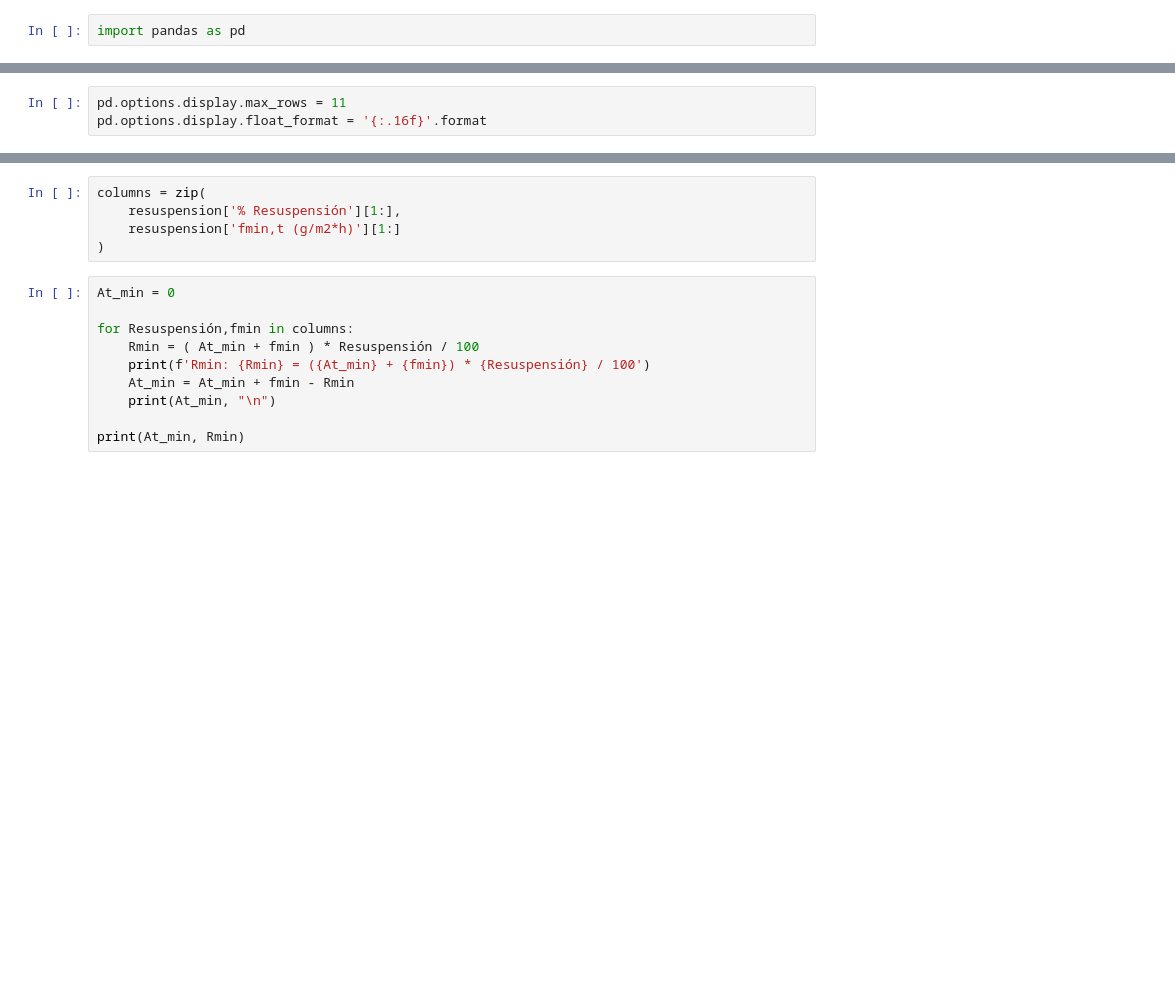
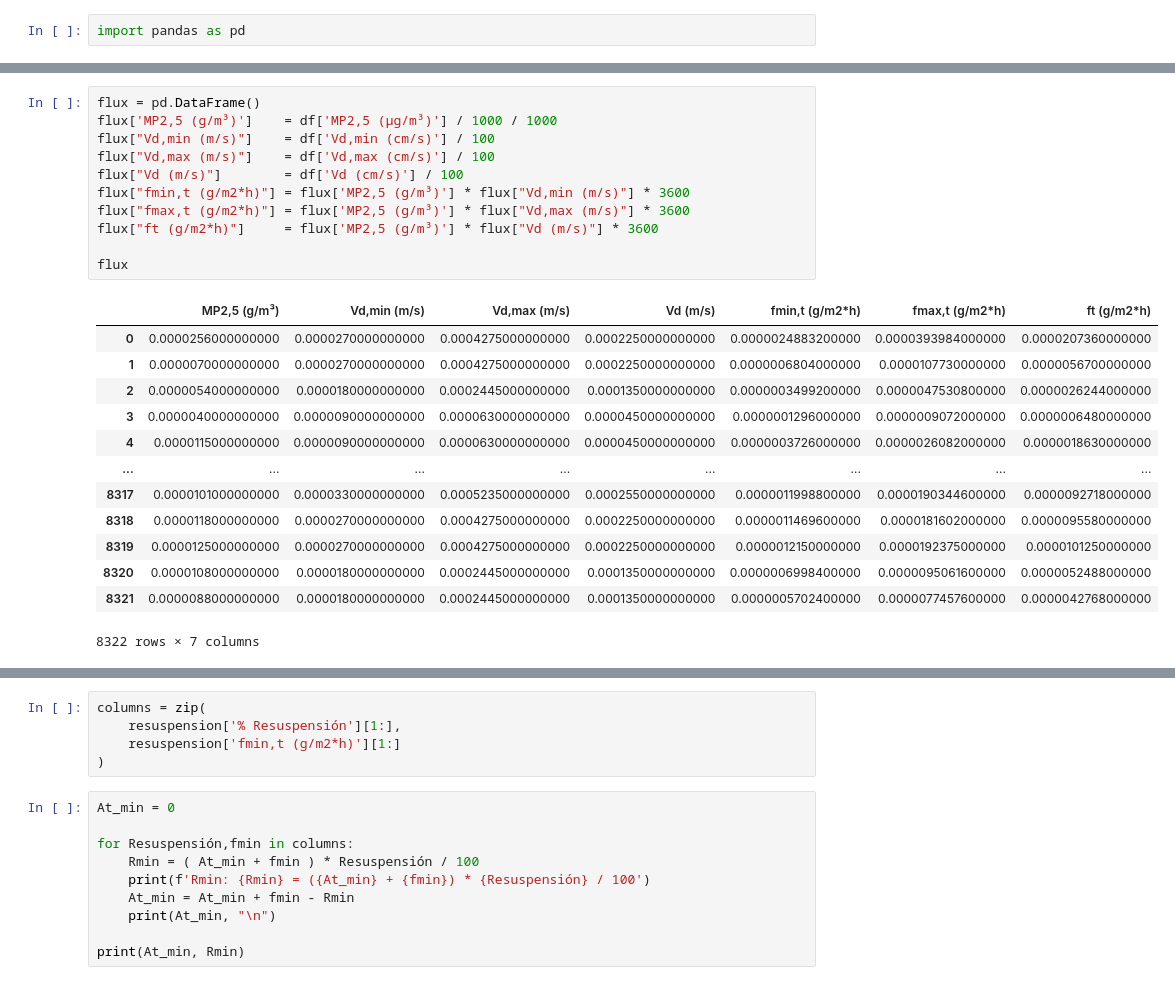
Before and after one commit to pedrosanhueza/arboles, a Jupyter notebook: arbol.ipynb, the cells around one changed output, grey strips where cells are left out. Cells and saved outputs as stored; diff of their text form; blank space fills up the shorter version.

```diff
--- a/arbol.ipynb
+++ b/arbol.ipynb
@@ -65,4 +72,26 @@ flux["ft (g/m2*h)"]     = flux['MP2,5 (g/m³)'] * flux["Vd (m/s)"] * 3600
-# %%
-pd.options.display.max_rows = 11
-pd.options.display.float_format = '{:.16f}'.format
+# %%
+flux = pd.DataFrame()
+flux['MP2,5 (g/m³)']    = df['MP2,5 (µg/m³)'] / 1000 / 1000
+flux["Vd,min (m/s)"]    = df['Vd,min (cm/s)'] / 100
+flux["Vd,max (m/s)"]    = df['Vd,max (cm/s)'] / 100
+flux["Vd (m/s)"]        = df['Vd (cm/s)'] / 100
+flux["fmin,t (g/m2*h)"] = flux['MP2,5 (g/m³)'] * flux["Vd,min (m/s)"] * 3600
+flux["fmax,t (g/m2*h)"] = flux['MP2,5 (g/m³)'] * flux["Vd,max (m/s)"] * 3600
+flux["ft (g/m2*h)"]     = flux['MP2,5 (g/m³)'] * flux["Vd (m/s)"] * 3600
+
+flux
+# %% [output]
+|  | MP2,5 (g/m³) | Vd,min (m/s) | Vd,max (m/s) | Vd (m/s) | fmin,t (g/m2*h) | fmax,t (g/m2*h) | ft (g/m2*h) |
+| 0 | 0.0000256000000000 | 0.0000270000000000 | 0.0004275000000000 | 0.0002250000000000 | 0.0000024883200000 | 0.0000393984000000 | 0.0000207360000000 |
+| 1 | 0.0000070000000000 | 0.0000270000000000 | 0.0004275000000000 | 0.0002250000000000 | 0.0000006804000000 | 0.0000107730000000 | 0.0000056700000000 |
+| 2 | 0.0000054000000000 | 0.0000180000000000 | 0.0002445000000000 | 0.0001350000000000 | 0.0000003499200000 | 0.0000047530800000 | 0.0000026244000000 |
+| 3 | 0.0000040000000000 | 0.0000090000000000 | 0.0000630000000000 | 0.0000450000000000 | 0.0000001296000000 | 0.0000009072000000 | 0.0000006480000000 |
+| 4 | 0.0000115000000000 | 0.0000090000000000 | 0.0000630000000000 | 0.0000450000000000 | 0.0000003726000000 | 0.0000026082000000 | 0.0000018630000000 |
+| ... | ... | ... | ... | ... | ... | ... | ... |
+| 8317 | 0.0000101000000000 | 0.0000330000000000 | 0.0005235000000000 | 0.0002550000000000 | 0.0000011998800000 | 0.0000190344600000 | 0.0000092718000000 |
+| 8318 | 0.0000118000000000 | 0.0000270000000000 | 0.0004275000000000 | 0.0002250000000000 | 0.0000011469600000 | 0.0000181602000000 | 0.0000095580000000 |
+| 8319 | 0.0000125000000000 | 0.0000270000000000 | 0.0004275000000000 | 0.0002250000000000 | 0.0000012150000000 | 0.0000192375000000 | 0.0000101250000000 |
+| 8320 | 0.0000108000000000 | 0.0000180000000000 | 0.0002445000000000 | 0.0001350000000000 | 0.0000006998400000 | 0.0000095061600000 | 0.0000052488000000 |
+| 8321 | 0.0000088000000000 | 0.0000180000000000 | 0.0002445000000000 | 0.0001350000000000 | 0.0000005702400000 | 0.0000077457600000 | 0.0000042768000000 |
+8322 rows × 7 columns
 # %%
```
Also changed, not shown: parts of 18 cells of this notebook, 2 other files.
